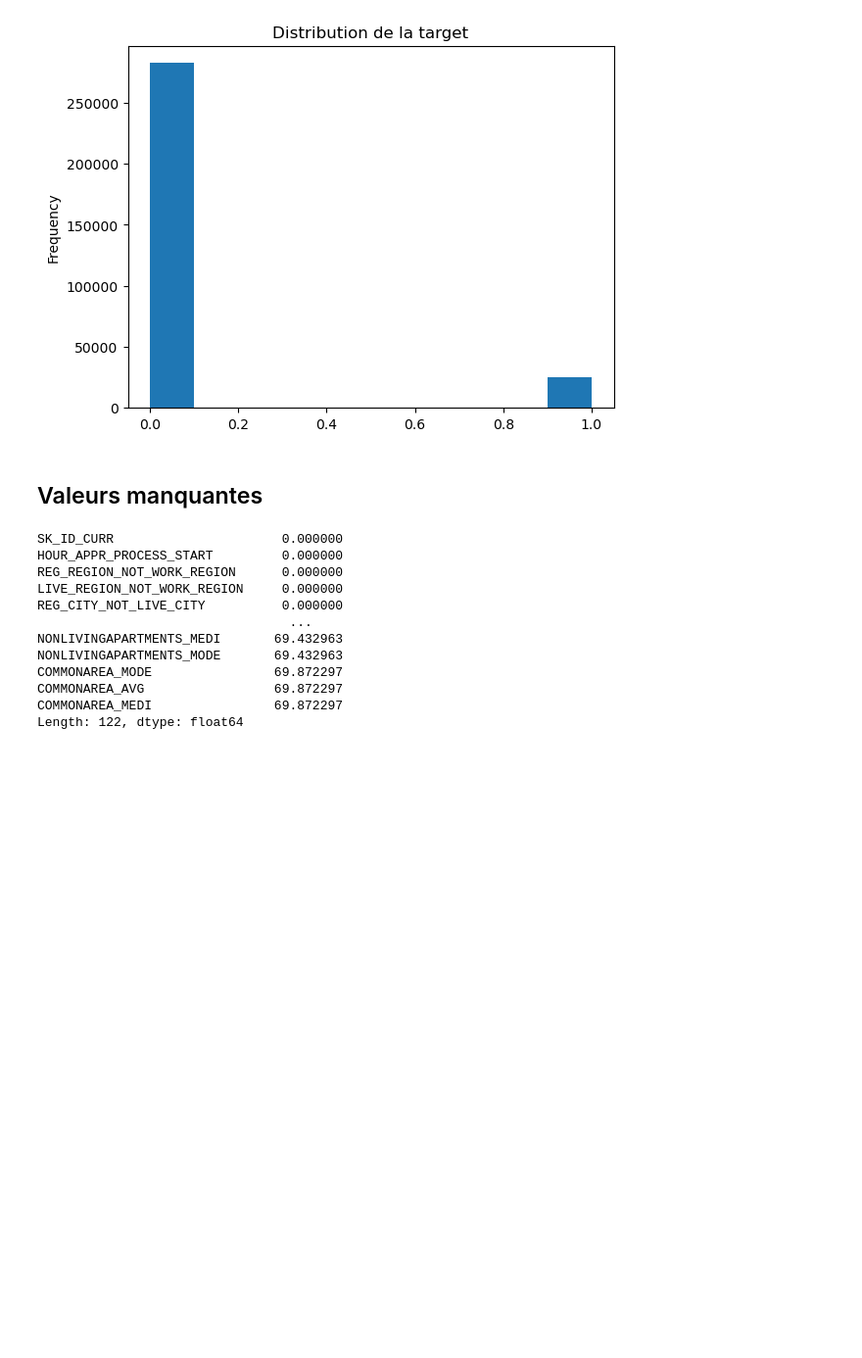
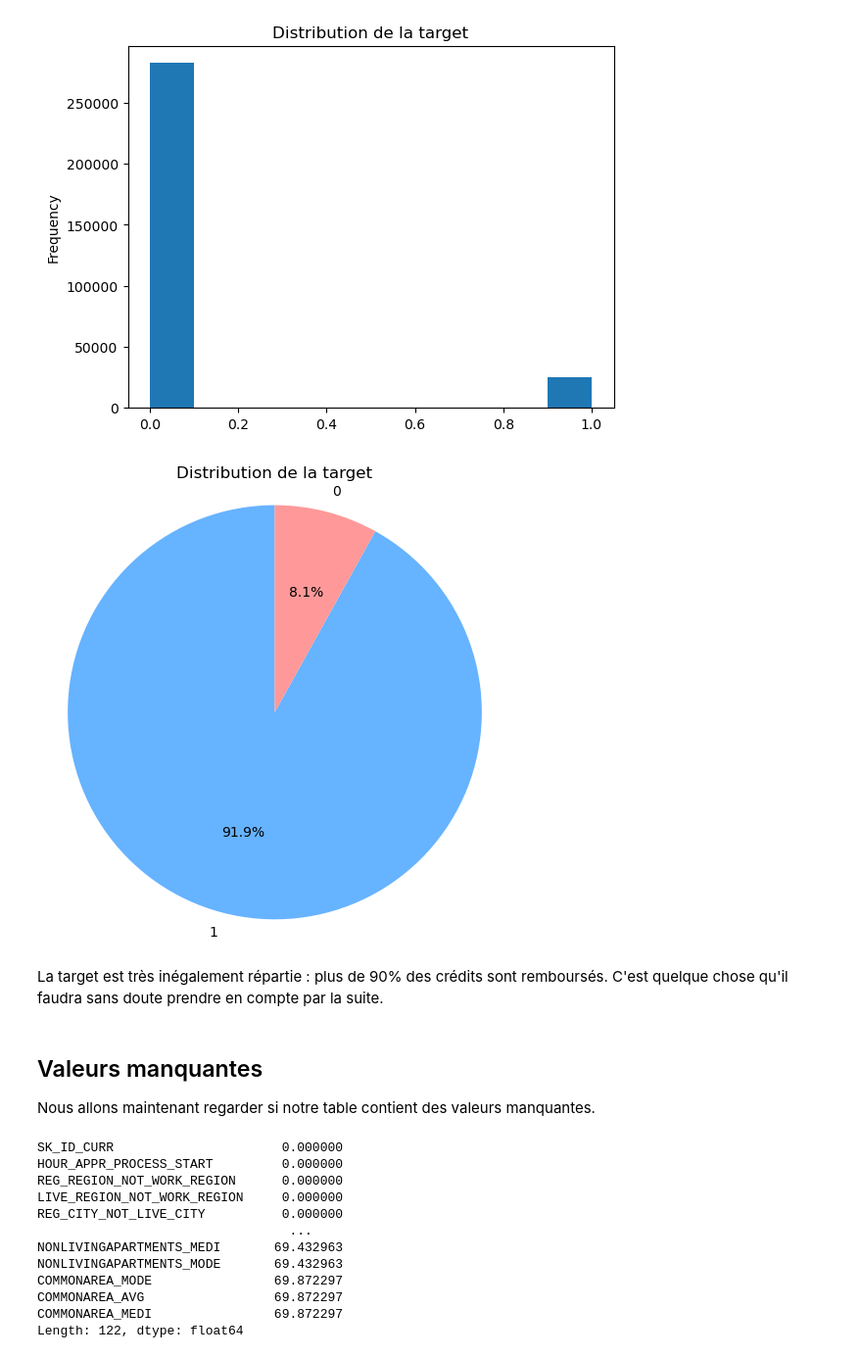
Before and after one commit to ludovicchmz/OpenClassrooms-DataScientist-Projet7, a Jupyter notebook: Chaumaz_Ludovic_2_notebook_préparation_102025.ipynb, the cells around one changed output. Shown: that part at 98% size. Saved outputs shown, nothing was run; the diff lists cells and outputs as text; code cells hidden in the pictures; blank space fills up the shorter version.

```diff
--- a/Chaumaz_Ludovic_2_notebook_préparation_102025.ipynb
+++ b/Chaumaz_Ludovic_2_notebook_préparation_102025.ipynb
@@ -162,8 +188,27 @@ plt.title("Distribution de la target")
 plt.show()
 # %% [output]
 [figure]
+# %%
+target_counts = app_train['TARGET'].value_counts(normalize=True) * 100
+labels = ['1', '0'] if 1 in target_counts.index else ['0', '1']
+
+plt.figure(figsize=(6, 6))
+plt.pie(target_counts,
+        labels=labels,
+        autopct='%1.1f%%',
+        startangle=90,
+        colors=['#66b3ff', '#ff9999'])
+
+plt.title('Distribution de la target')
+plt.axis('equal')
+plt.show()
+# %% [output]
+[figure, added]
+# %% [markdown]
+La target est très inégalement répartie : plus de 90% des crédits sont remboursés. C'est quelque chose qu'il faudra sans doute prendre en compte par la suite.
 # %% [markdown]
 ## Valeurs manquantes
+Nous allons maintenant regarder si notre table contient des valeurs manquantes.
 # %%
 mis_val = app_train.isnull().sum()
 mis_val_percent = mis_val / len(app_train) * 100
```
Also changed, not shown: parts of 59 cells of this notebook, 2 other files.
